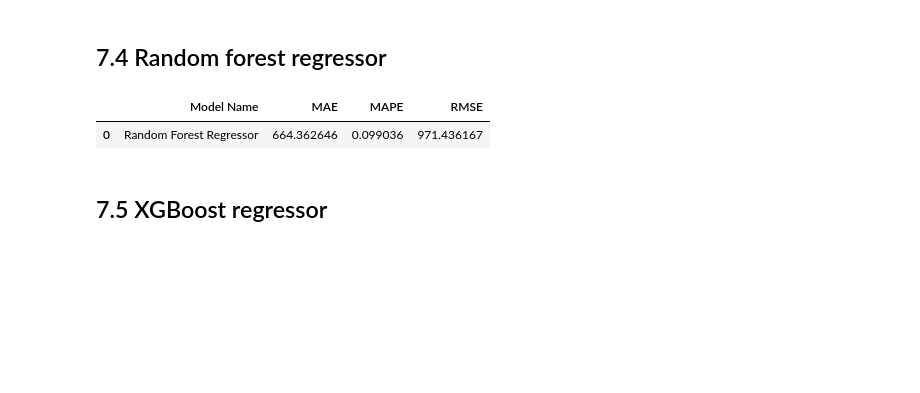
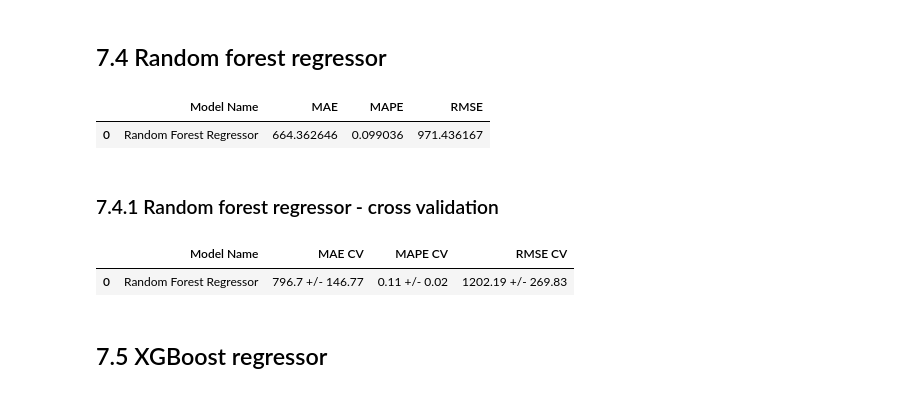
Before and after one commit to diegodinizf/Rossman-Sales, a Jupyter notebook: rossmann-sales-notebook.ipynb, the cells around one changed output. Drawn from its saved outputs; the diff is of its cells as text; code cells hidden in the pictures; blank space fills up the shorter version.

```diff
--- a/rossmann-sales-notebook.ipynb
+++ b/rossmann-sales-notebook.ipynb
@@ -1080,6 +1159,14 @@ rf_result
 # %% [output]
 |  | Model Name | MAE | MAPE | RMSE |
 | 0 | Random Forest Regressor | 664.362646 | 0.099036 | 971.436167 |
+# %% [markdown]
+### 7.4.1 Random forest regressor - cross validation
+# %%
+rf_result_cv = time_series_cross_validation(training_test, 5, 'Random Forest Regressor', rf)
+rf_result_cv
+# %% [output]
+|  | Model Name | MAE CV | MAPE CV | RMSE CV |
+| 0 | Random Forest Regressor | 796.7 +/- 146.77 | 0.11 +/- 0.02 | 1202.19 +/- 269.83 |
 # %% [markdown]
 ## 7.5 XGBoost regressor
 # %%
```
Also changed, not shown: parts of 24 cells of this notebook.
